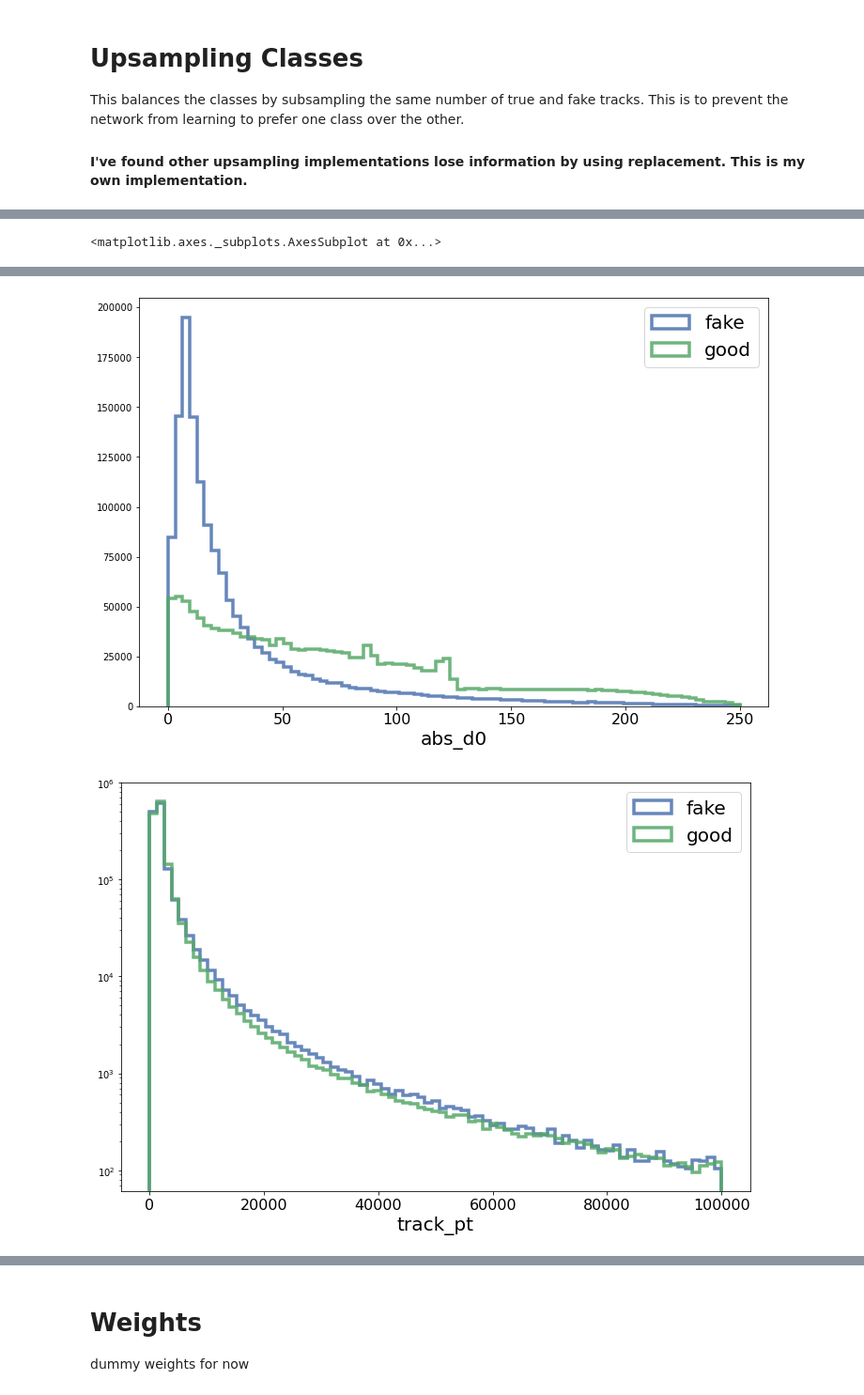
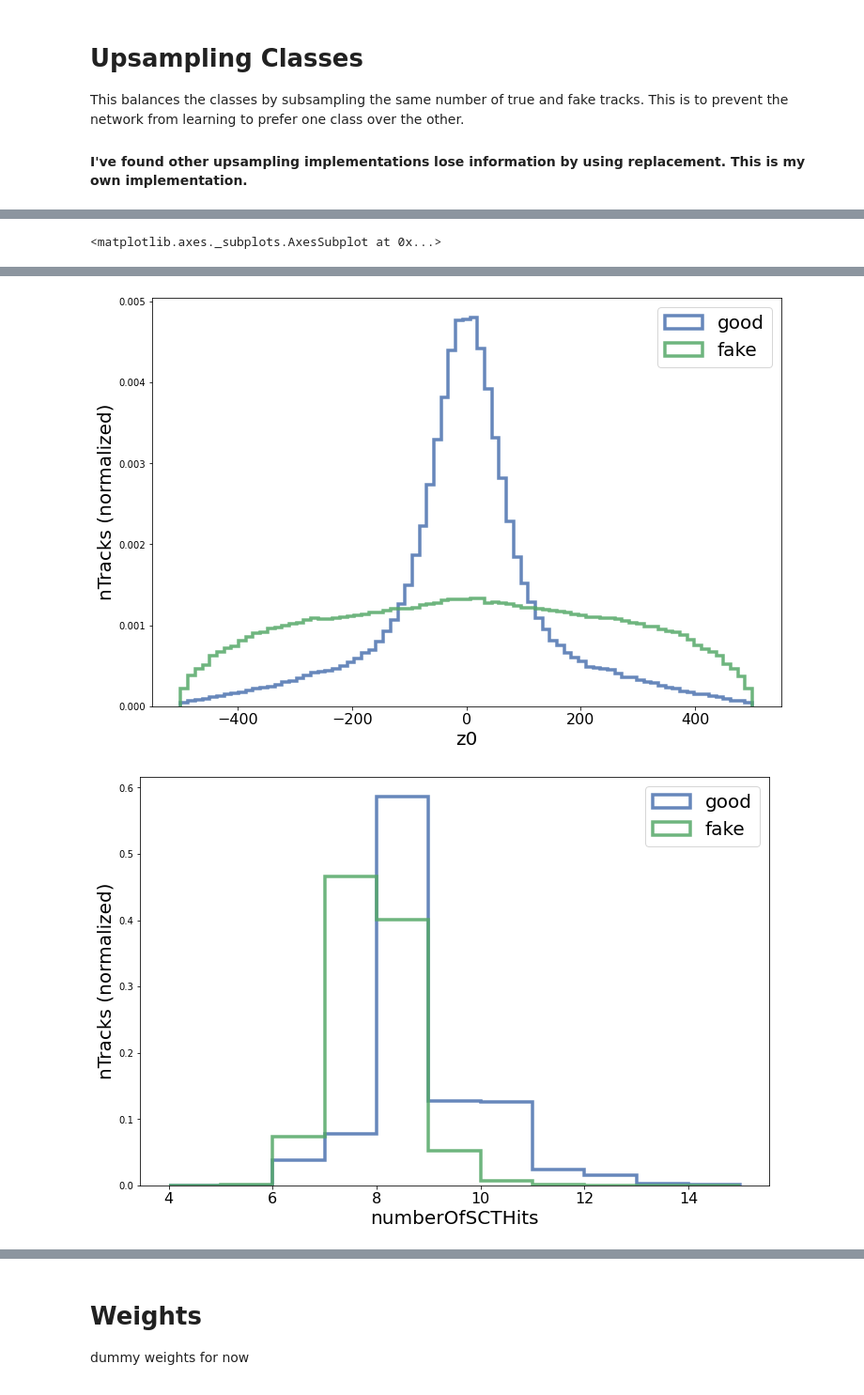
Before and after one commit to robinnewhouse/LRTNotebooks, a Jupyter notebook: DataPreparation.ipynb, the cells around one changed output, grey strips where cells are left out. Shown at 94% size. Cells and saved outputs as stored; diff of their text form; code cells hidden in the pictures.

```diff
--- a/DataPreparation.ipynb
+++ b/DataPreparation.ipynb
@@ -181,23 +182,41 @@ def compare_variable(x, good, fake, bins=np.linspace(0,1,11), leg_loc='upper lef
         'histtype' : 'step',
         'linewidth' : 3.5,
         'alpha' : 0.85,
-        'density' : None,
+        'density' : 1,
         'bins' : bins,
         'log' : log
     }
 
     good_vals = ax.hist(good[x], edgecolor='#4C72B0', **plot_options)
     fake_vals = ax.hist(fake[x], edgecolor='#55A868', **plot_options)
-    ax.legend(['fake', 'good', ], loc=leg_loc, fontsize=20)
+    ax.legend(['good', 'fake', ], loc=leg_loc, fontsize=20)
     ax.set_xlabel(x, fontsize = 20)
+    ax.set_ylabel('nTracks (normalized)', fontsize = 20)
     ax.tick_params(axis='x', which='major', labelsize=16)
     return ax
 
+# fig, ax = plt.subplots(1, 1,figsize=(12,8))
+# compare_variable('abs_z0', good, fake, bins=np.linspace(0,500,80), leg_loc='upper right')
+# fig, ax = plt.subplots(1, 1,figsize=(12,8))
+# compare_variable('abs_d0', good, fake, bins=np.linspace(0,250,80), leg_loc='upper right')
+# fig, ax = plt.subplots(1, 1,figsize=(12,8))
+# compare_variable('track_pt', good, fake, bins=np.linspace(0,1e5,80), leg_loc='upper right', log=True)
+
 fig, ax = plt.subplots(1, 1,figsize=(12,8))
-compare_variable('abs_z0', good, fake, bins=np.linspace(0,500,80), leg_loc='upper right')
+compare_variable("d0", good, fake, bins=np.linspace(-250,250,40), leg_loc='upper right')
 fig, ax = plt.subplots(1, 1,figsize=(12,8))
-compare_variable('abs_d0', good, fake, bins=np.linspace(0,250,80), leg_loc='upper right')
+compare_variable("z0", good, fake, bins=np.linspace(-500,500,80), leg_loc='upper right')
 fig, ax = plt.subplots(1, 1,figsize=(12,8))
-compare_variable('track_pt', good, fake, bins=np.linspace(0,1e5,80), leg_loc='upper right', log=True)
+compare_variable("numberOfSCTHits", good, fake, bins=np.arange(4,16), leg_loc='upper right')
+fig, ax = plt.subplots(1, 1,figsize=(12,8))
+compare_variable("Sihits", good, fake, bins=np.arange(5,20), leg_loc='upper right')
+fig, ax = plt.subplots(1, 1,figsize=(12,8))
+compare_variable("eta", good, fake, bins=np.linspace(-3,3,40), leg_loc='upper right')
+fig, ax = plt.subplots(1, 1,figsize=(12,8))
+compare_variable("numberDoF", good, fake, bins=np.arange(2,19), leg_loc='upper right')
+fig, ax = plt.subplots(1, 1,figsize=(12,8))
+compare_variable("geometric_var", good, fake, bins=np.linspace(0,3.15,40), leg_loc='upper right')
+fig, ax = plt.subplots(1, 1,figsize=(12,8))
+compare_variable("numberOfSCTHoles", good, fake, bins=np.arange(0,4), leg_loc='upper right')
 # %% [output]
 <matplotlib.axes._subplots.AxesSubplot at 0x...>
@@ -205,2 +224,2 @@ compare_variable('track_pt', good, fake, bins=np.linspace(0,1e5,80), leg_loc='up
-[figure, old version]
+[figure, new version]
-[figure, old version]
+[figure, new version]
```
Also changed, not shown: parts of 15 cells of this notebook, 5 other files.
